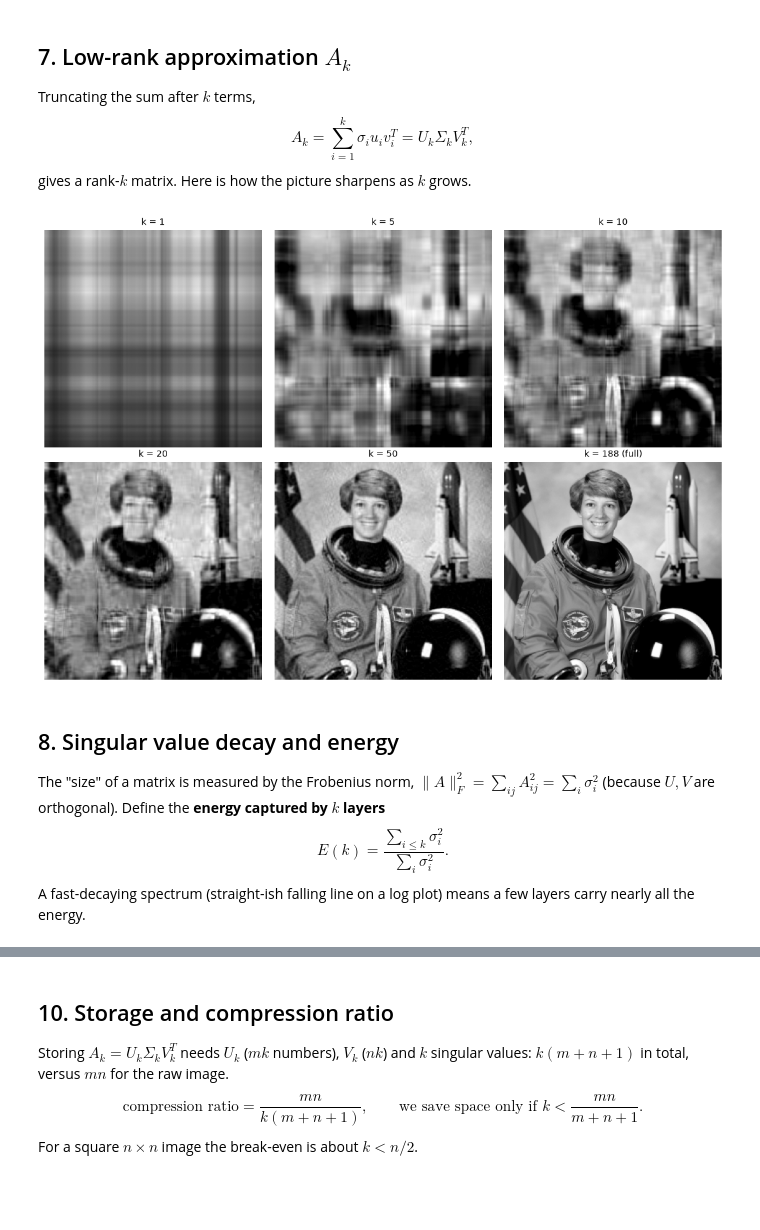
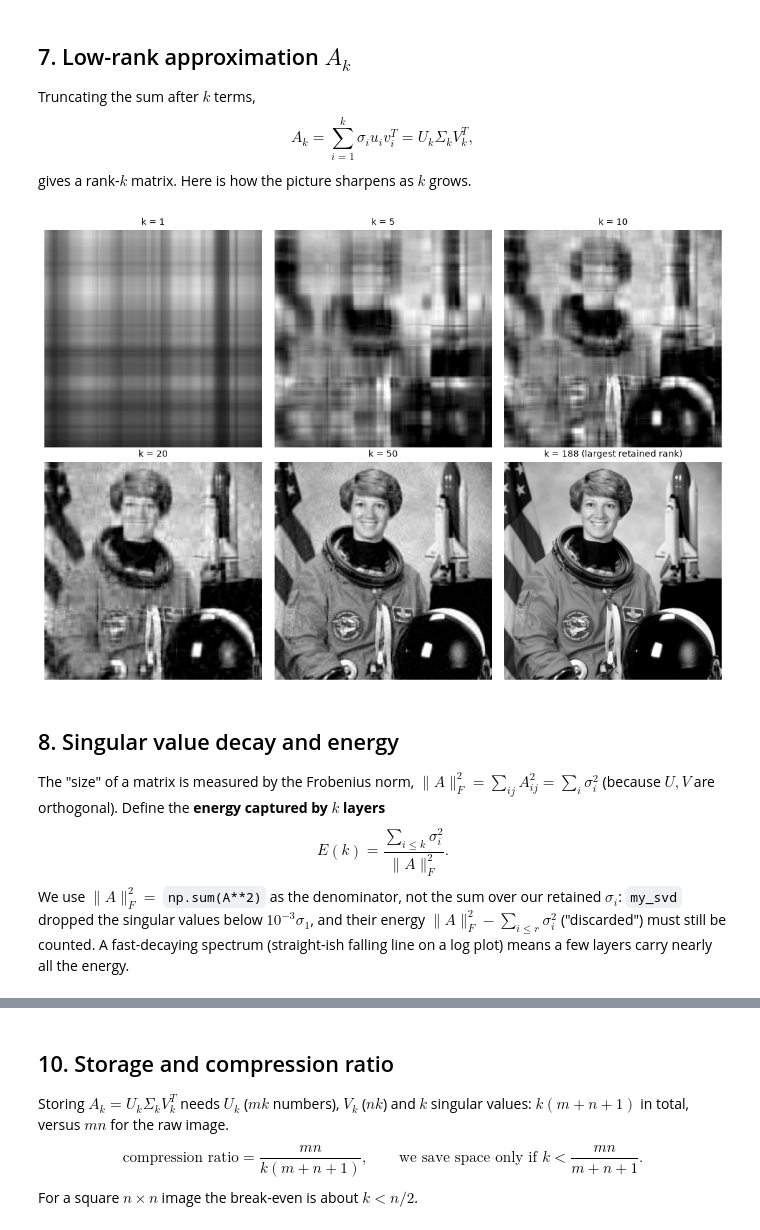
Before and after one commit to varunkarthic/MAT248-SVD-Image-Compression, a Jupyter notebook: notebook/svd_image_compression.ipynb, the cells around one changed output, grey strips where cells are left out. Saved outputs shown, nothing was run; the diff lists cells and outputs as text; code cells hidden in the pictures; blank space fills up the shorter version.

```diff
--- a/notebook/svd_image_compression.ipynb
+++ b/notebook/svd_image_compression.ipynb
@@ -204,18 +210,19 @@ gives a rank-$k$ matrix. Here is how the picture sharpens as $k$ grows.
 # %%
 def approx(U, s, V, k):
     '''Rank-k approximation U_k Sigma_k V_k^T.'''
     return (U[:, :k] * s[:k]) @ V[:, :k].T
 
 ks = [1, 5, 10, 20, 50, len(s)]
 fig, ax = plt.subplots(2, 3, figsize=(11, 7.5))
 for a, kk in zip(ax.flat, ks):
-    show(a, np.clip(approx(U, s, V, kk), 0, 1), f"k = {kk}" + (" (full)" if kk == len(s) else ""))
+    show(a, np.clip(approx(U, s, V, kk), 0, 1), f"k = {kk}" + (" (largest retained rank)" if kk == len(s) else ""))
 plt.tight_layout(); plt.show()
 # %% [output]
-[figure, old version]
+[figure, new version]
 # %% [markdown]
 ## 8. Singular value decay and energy
 The "size" of a matrix is measured by the Frobenius norm, $\|A\|_F^2=\sum_{ij}A_{ij}^2=\sum_i\sigma_i^2$ (because $U,V$ are orthogonal). Define the **energy captured by $k$ layers**
-$$E(k)=\frac{\sum_{i\le k}\sigma_i^2}{\sum_{i}\sigma_i^2}.$$
+$$E(k)=\frac{\sum_{i\le k}\sigma_i^2}{\|A\|_F^2}.$$
+We use $\|A\|_F^2=$ `np.sum(A**2)` as the denominator, not the sum over our retained $\sigma_i$: `my_svd` dropped the singular values below $10^{-3}\sigma_1$, and their energy $\|A\|_F^2-\sum_{i\le r}\sigma_i^2$ ("discarded") must still be counted.
 A fast-decaying spectrum (straight-ish falling line on a log plot) means a few layers carry nearly all the energy.
 # %%
```
Also changed, not shown: parts of 7 cells of this notebook.
